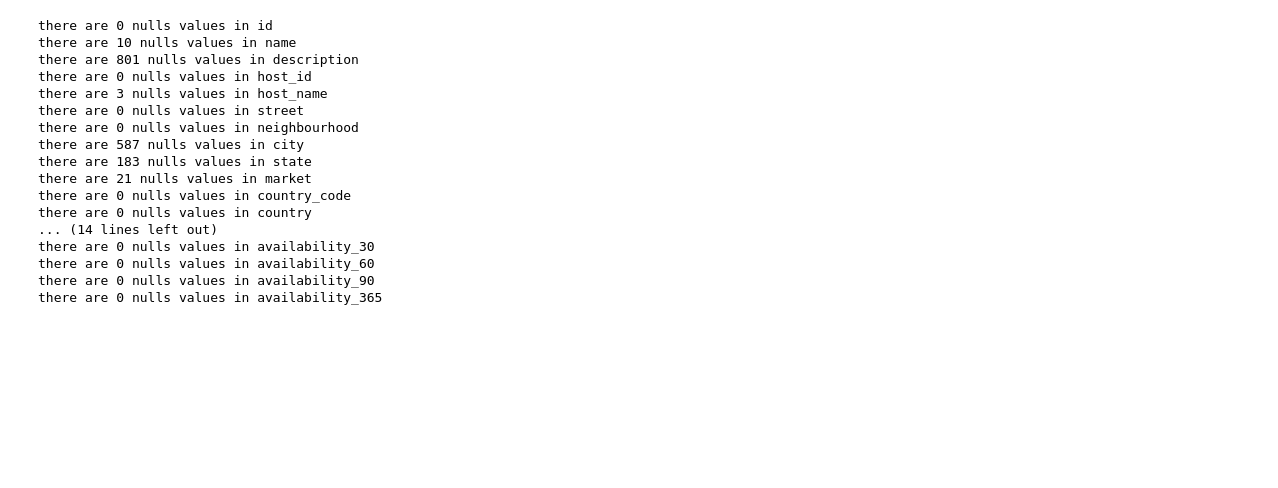
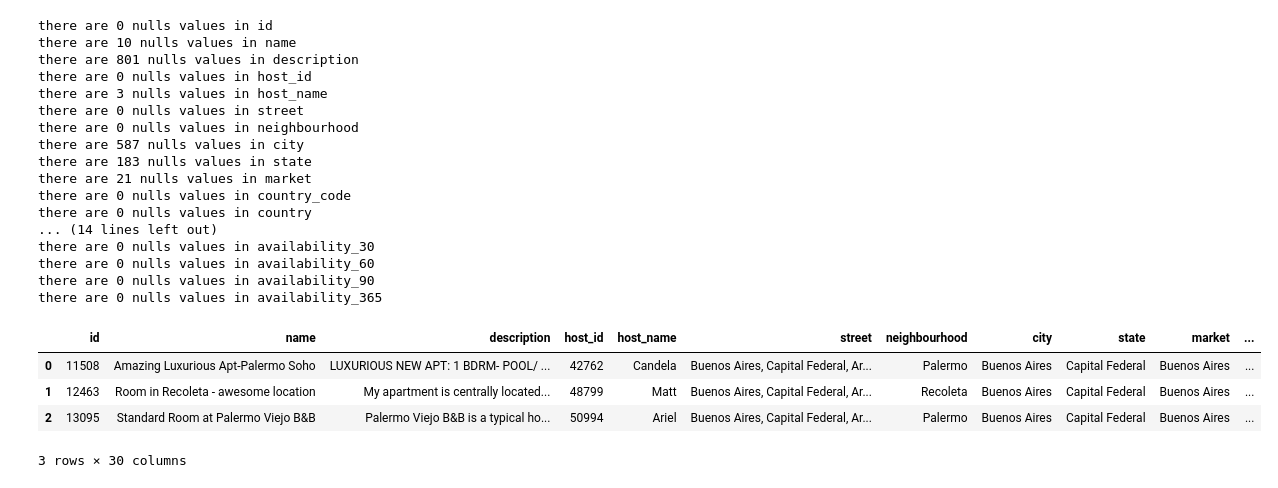
Before and after one commit to pipesito1/Airbnb, a Jupyter notebook: ETL.ipynb, the cells around one changed output. Cells and saved outputs as stored; diff of their text form; code cells hidden in the pictures; blank space fills up the shorter version.

```diff
--- a/ETL.ipynb
+++ b/ETL.ipynb
@@ -339,3 +339,13 @@ there are 0 nulls values in availability_30
 there are 0 nulls values in availability_60
 there are 0 nulls values in availability_90
 there are 0 nulls values in availability_365
+# %%
+listings = listings.dropna()
+# %%
+listings.head(3)
+# %% [output]
+|  | id | name | description | host_id | host_name | street | neighbourhood | city | state | market | ... |
+| 0 | 11508 | Amazing Luxurious Apt-Palermo Soho | LUXURIOUS NEW APT: 1 BDRM- POOL/ ... | 42762 | Candela | Buenos Aires, Capital Federal, Ar... | Palermo | Buenos Aires | Capital Federal | Buenos Aires | ... |
+| 1 | 12463 | Room in Recoleta - awesome location | My apartment is centrally located... | 48799 | Matt | Buenos Aires, Capital Federal, Ar... | Recoleta | Buenos Aires | Capital Federal | Buenos Aires | ... |
+| 2 | 13095 | Standard Room at Palermo Viejo B&B | Palermo Viejo B&B is a typical ho... | 50994 | Ariel | Buenos Aires, Capital Federal, Ar... | Palermo | Buenos Aires | Capital Federal | Buenos Aires | ... |
+3 rows × 30 columns
```
Also changed, not shown: parts of 7 cells of this notebook.
